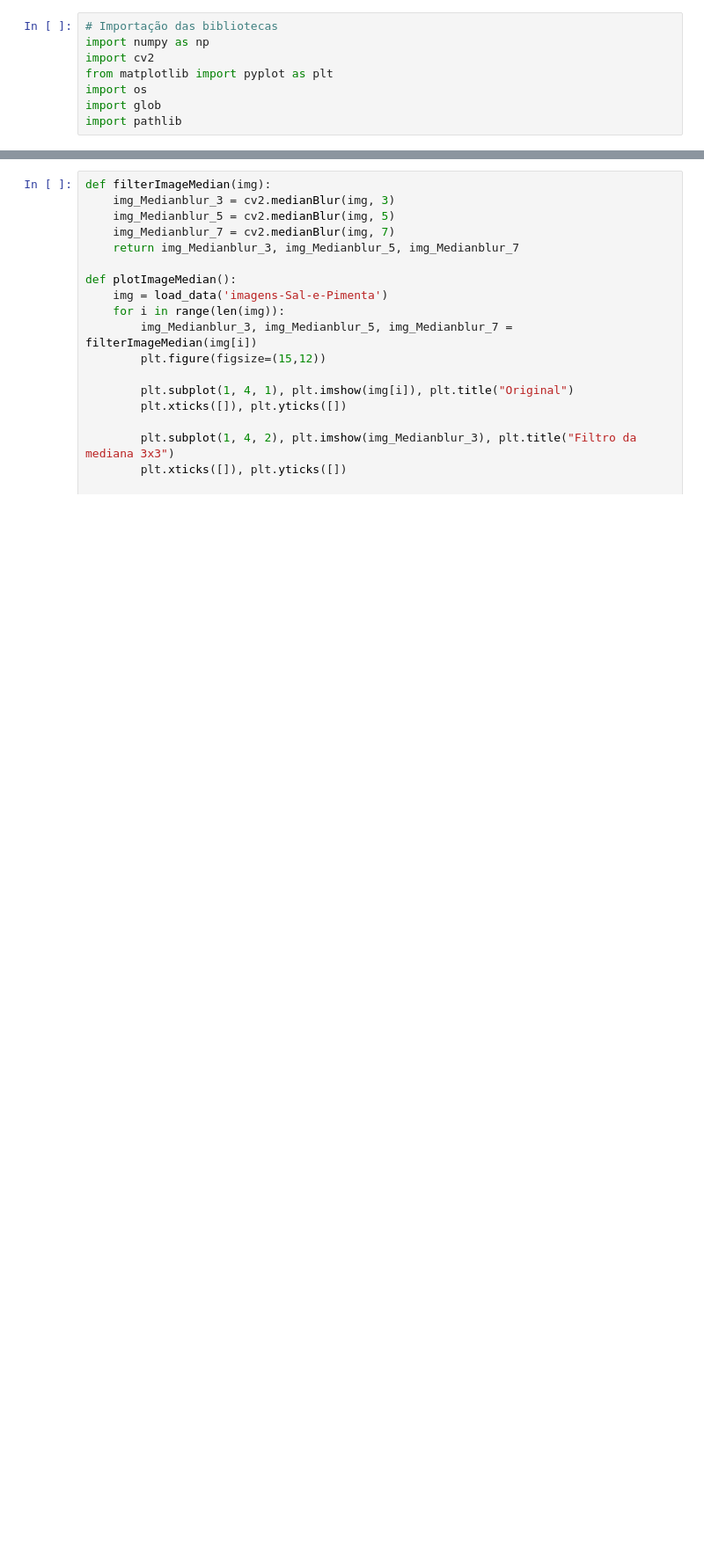
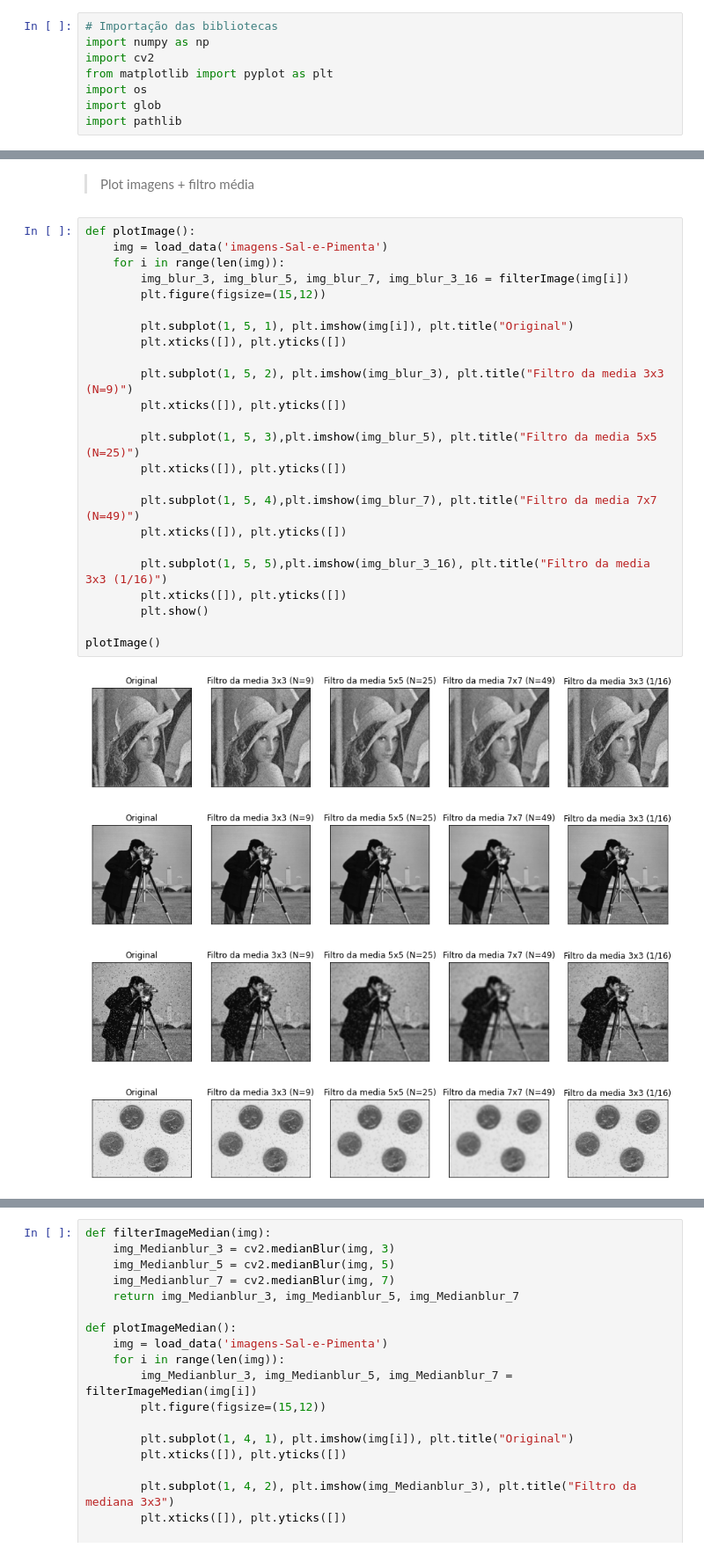
Before and after one commit to andressagomes26/PDI_Digital_ImageProcessing, a Jupyter notebook: 1. Realce no Domínio Espacial/filtragem.ipynb, the cells around one changed output, grey strips where cells are left out. Shown at 88% size. Saved outputs shown, nothing was run; the diff lists cells and outputs as text; blank space fills up the shorter version.

```diff
--- a/1. Realce no Domínio Espacial/filtragem.ipynb
+++ b/1. Realce no Domínio Espacial/filtragem.ipynb
@@ -85,0 +46,31 @@ plotImage2()
+# %% [markdown]
+> Plot imagens + filtro média
+# %%
+def plotImage():
+    img = load_data('imagens-Sal-e-Pimenta')
+    for i in range(len(img)):
+        img_blur_3, img_blur_5, img_blur_7, img_blur_3_16 = filterImage(img[i])
+        plt.figure(figsize=(15,12))
+
+        plt.subplot(1, 5, 1), plt.imshow(img[i]), plt.title("Original")
+        plt.xticks([]), plt.yticks([])
+
+        plt.subplot(1, 5, 2), plt.imshow(img_blur_3), plt.title("Filtro da media 3x3 (N=9)")
+        plt.xticks([]), plt.yticks([])
+
+        plt.subplot(1, 5, 3),plt.imshow(img_blur_5), plt.title("Filtro da media 5x5 (N=25)")
+        plt.xticks([]), plt.yticks([])
+
+        plt.subplot(1, 5, 4),plt.imshow(img_blur_7), plt.title("Filtro da media 7x7 (N=49)")
+        plt.xticks([]), plt.yticks([])
+
+        plt.subplot(1, 5, 5),plt.imshow(img_blur_3_16), plt.title("Filtro da media 3x3 (1/16)")
+        plt.xticks([]), plt.yticks([])
+        plt.show()
+
+plotImage()
+# %% [output]
+[figure, added]
+[figure, added]
+[figure, added]
+[figure, added]
```
Also changed, not shown: parts of 10 cells of this notebook.
